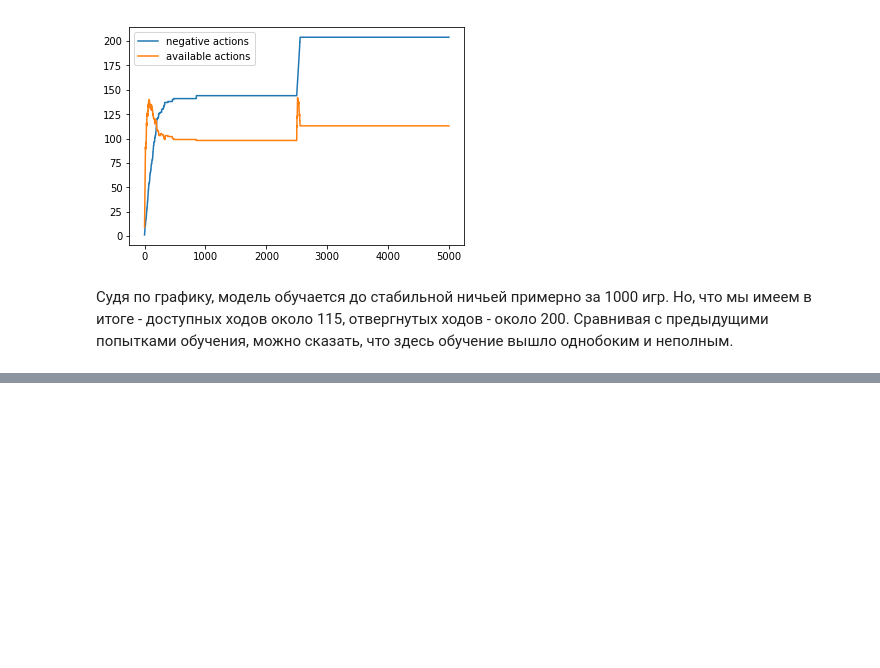
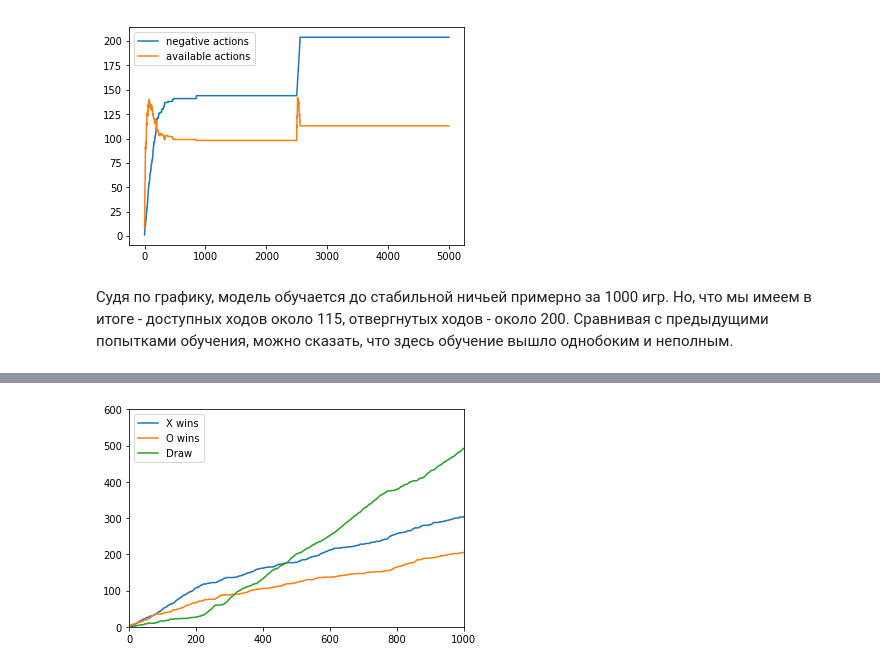
Before and after one commit to vlad-korotych/tic-tac-toe, a Jupyter notebook: ttt.ipynb, the cells around one changed output, grey strips where cells are left out. Cells and saved outputs as stored; diff of their text form; code cells hidden in the pictures; blank space fills up the shorter version.

```diff
--- a/ttt.ipynb
+++ b/ttt.ipynb
@@ -847,0 +1100,10 @@ plt.show()
+# %%
+plt.plot(x_wins_cum, label='X wins')
+plt.plot(o_wins_cum, label='O wins')
+plt.plot(draws_cum, label='Draw')
+plt.xlim(0, 1000)
+plt.ylim(0, 600)
+plt.legend()
+plt.show()
+# %% [output]
+[figure, added]
```
Also changed, not shown: parts of 26 cells of this notebook.
